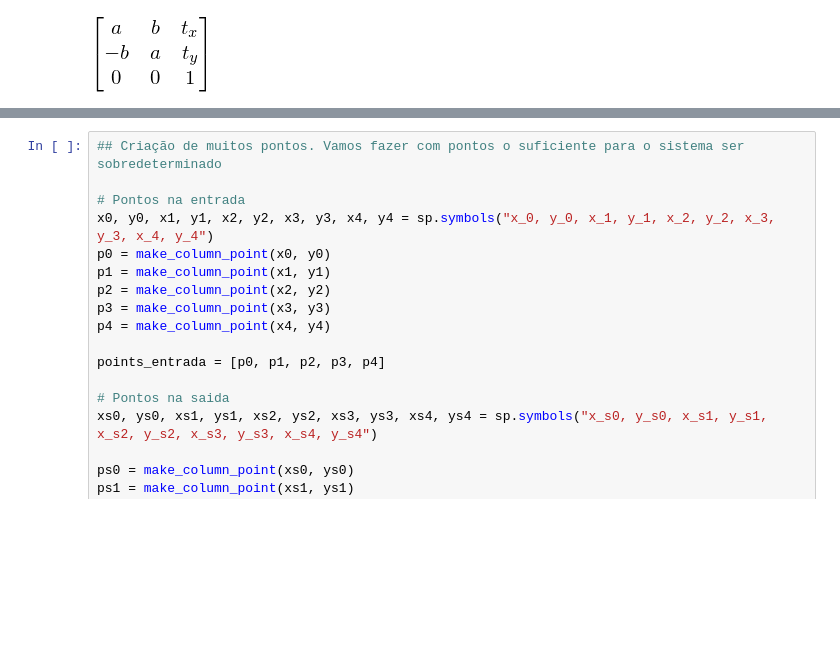
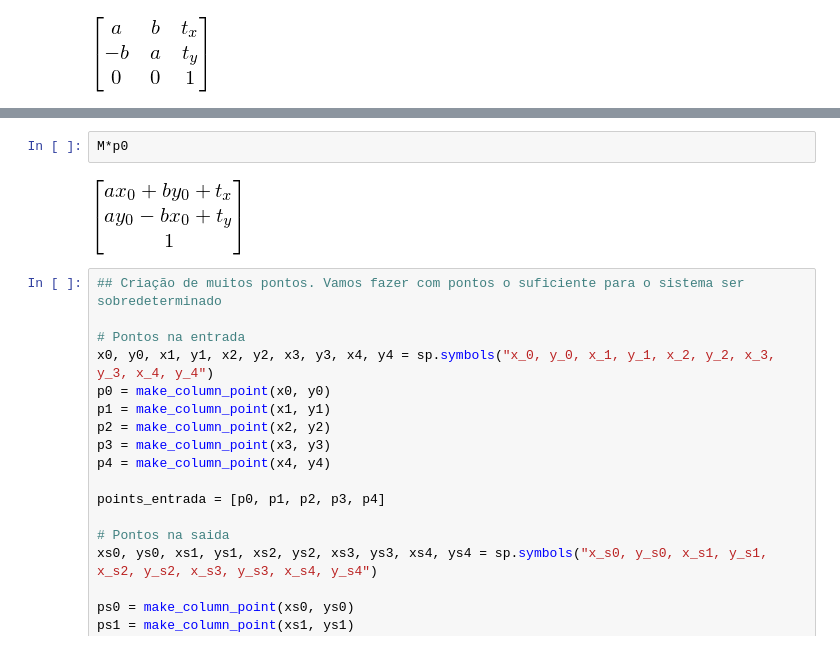
Before and after one commit to mirwox/robotica16, a Jupyter notebook: visao_projeto/EstudoMatrizesSistemas.ipynb, the cells around one changed output, grey strips where cells are left out. Saved outputs shown, nothing was run; the diff lists cells and outputs as text; blank space fills up the shorter version.

```diff
--- a/visao_projeto/EstudoMatrizesSistemas.ipynb
+++ b/visao_projeto/EstudoMatrizesSistemas.ipynb
@@ -302,3 +310,7 @@ M
+# %%
+M*p0
+# %% [output]
+[figure, added]
 # %%
 ## Criação de muitos pontos. Vamos fazer com pontos o suficiente para o sistema ser sobredeterminado
 
```
Also changed, not shown: parts of 4 cells of this notebook, 1 other file.
